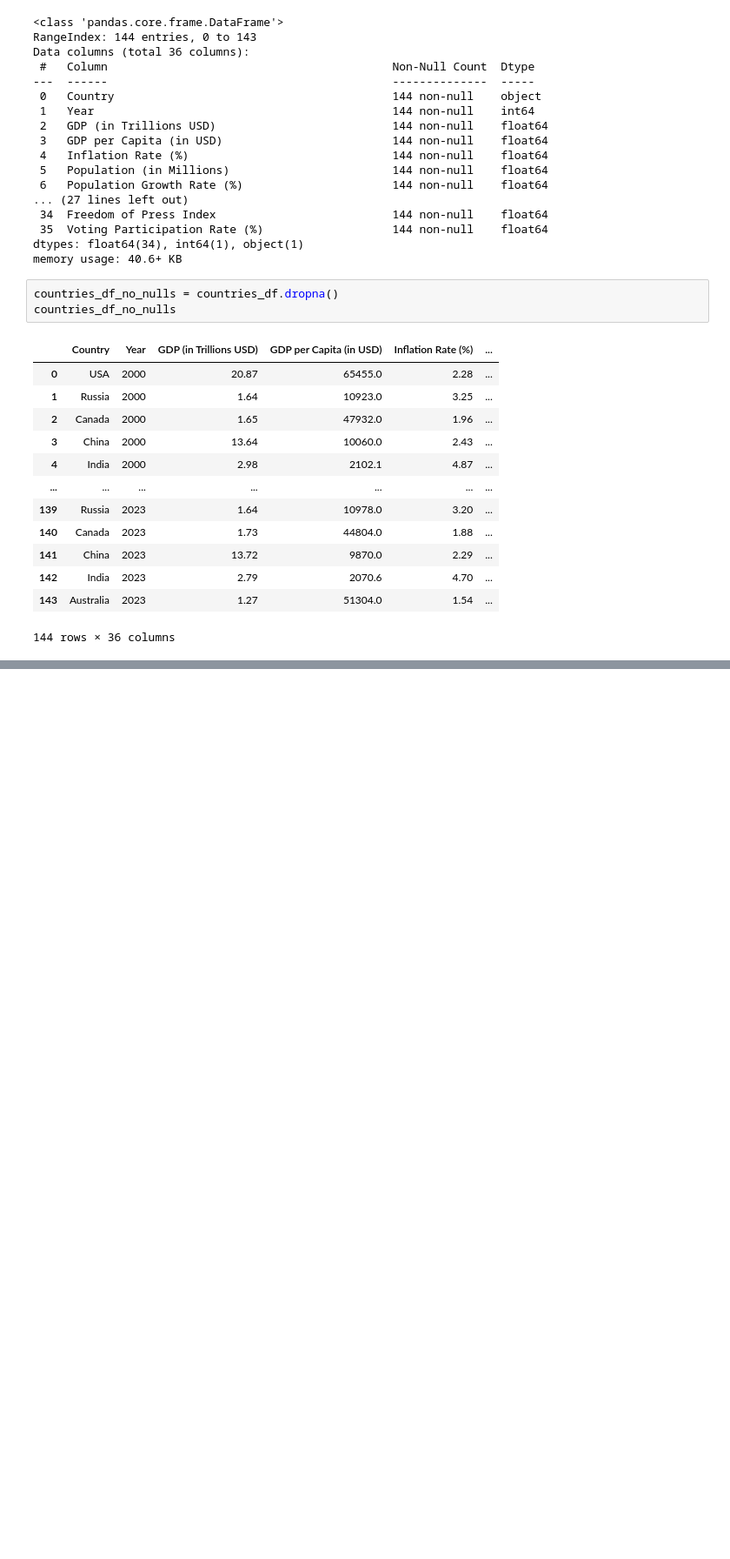
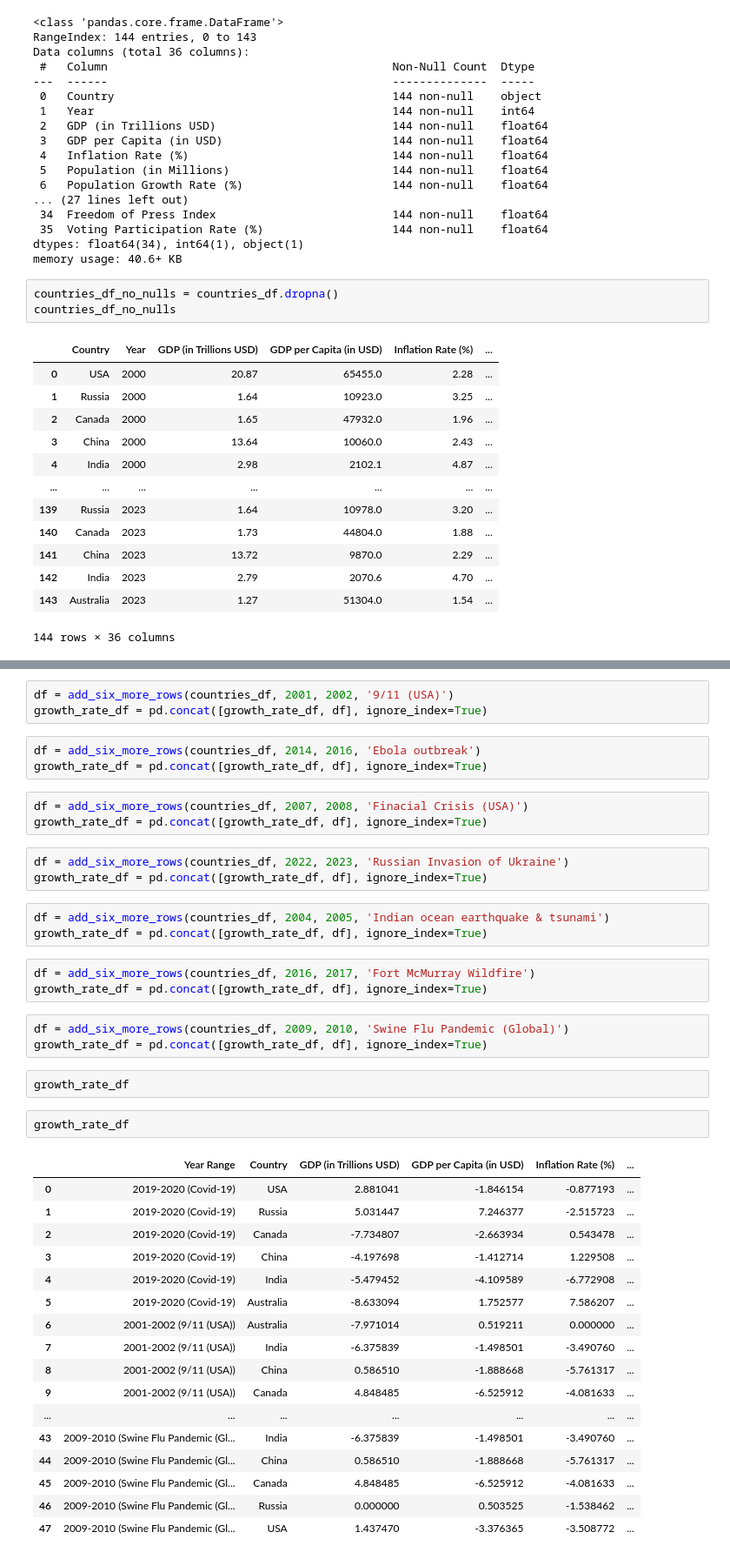
Before and after one commit to karinaahumada01/Project-3, a Jupyter notebook: country_comparison.ipynb, the cells around one changed output, grey strips where cells are left out. Shown: that part at 87% size. Saved outputs shown, nothing was run; the diff lists cells and outputs as text; blank space fills up the shorter version.

```diff
--- a/country_comparison.ipynb
+++ b/country_comparison.ipynb
@@ -61,0 +369,43 @@ countries_df_no_nulls
+# %%
+df = add_six_more_rows(countries_df, 2001, 2002, '9/11 (USA)')
+growth_rate_df = pd.concat([growth_rate_df, df], ignore_index=True)
+# %%
+df = add_six_more_rows(countries_df, 2014, 2016, 'Ebola outbreak')
+growth_rate_df = pd.concat([growth_rate_df, df], ignore_index=True)
+# %%
+df = add_six_more_rows(countries_df, 2007, 2008, 'Finacial Crisis (USA)')
+growth_rate_df = pd.concat([growth_rate_df, df], ignore_index=True)
+# %%
+df = add_six_more_rows(countries_df, 2022, 2023, 'Russian Invasion of Ukraine')
+growth_rate_df = pd.concat([growth_rate_df, df], ignore_index=True)
+# %%
+df = add_six_more_rows(countries_df, 2004, 2005, 'Indian ocean earthquake & tsunami')
+growth_rate_df = pd.concat([growth_rate_df, df], ignore_index=True)
+# %%
+df = add_six_more_rows(countries_df, 2016, 2017, 'Fort McMurray Wildfire')
+growth_rate_df = pd.concat([growth_rate_df, df], ignore_index=True)
+# %%
+df = add_six_more_rows(countries_df, 2009, 2010, 'Swine Flu Pandemic (Global)')
+growth_rate_df = pd.concat([growth_rate_df, df], ignore_index=True)
+# %%
+growth_rate_df
+# %%
+growth_rate_df
+# %% [output]
+|  | Year Range | Country | GDP (in Trillions USD) | GDP per Capita (in USD) | Inflation Rate (%) | ... |
+| 0 | 2019-2020 (Covid-19) | USA | 2.881041 | -1.846154 | -0.877193 | ... |
+| 1 | 2019-2020 (Covid-19) | Russia | 5.031447 | 7.246377 | -2.515723 | ... |
+| 2 | 2019-2020 (Covid-19) | Canada | -7.734807 | -2.663934 | 0.543478 | ... |
+| 3 | 2019-2020 (Covid-19) | China | -4.197698 | -1.412714 | 1.229508 | ... |
+| 4 | 2019-2020 (Covid-19) | India | -5.479452 | -4.109589 | -6.772908 | ... |
+| 5 | 2019-2020 (Covid-19) | Australia | -8.633094 | 1.752577 | 7.586207 | ... |
+| 6 | 2001-2002 (9/11 (USA)) | Australia | -7.971014 | 0.519211 | 0.000000 | ... |
+| 7 | 2001-2002 (9/11 (USA)) | India | -6.375839 | -1.498501 | -3.490760 | ... |
+| 8 | 2001-2002 (9/11 (USA)) | China | 0.586510 | -1.888668 | -5.761317 | ... |
+| 9 | 2001-2002 (9/11 (USA)) | Canada | 4.848485 | -6.525912 | -4.081633 | ... |
+| ... | ... | ... | ... | ... | ... | ... |
+| 43 | 2009-2010 (Swine Flu Pandemic (Gl... | India | -6.375839 | -1.498501 | -3.490760 | ... |
+| 44 | 2009-2010 (Swine Flu Pandemic (Gl... | China | 0.586510 | -1.888668 | -5.761317 | ... |
+| 45 | 2009-2010 (Swine Flu Pandemic (Gl... | Canada | 4.848485 | -6.525912 | -4.081633 | ... |
+| 46 | 2009-2010 (Swine Flu Pandemic (Gl... | Russia | 0.000000 | 0.503525 | -1.538462 | ... |
+| 47 | 2009-2010 (Swine Flu Pandemic (Gl... | USA | 1.437470 | -3.376365 | -3.508772 | ... |
```
Also changed, not shown: parts of 19 cells of this notebook, 3 other files.
